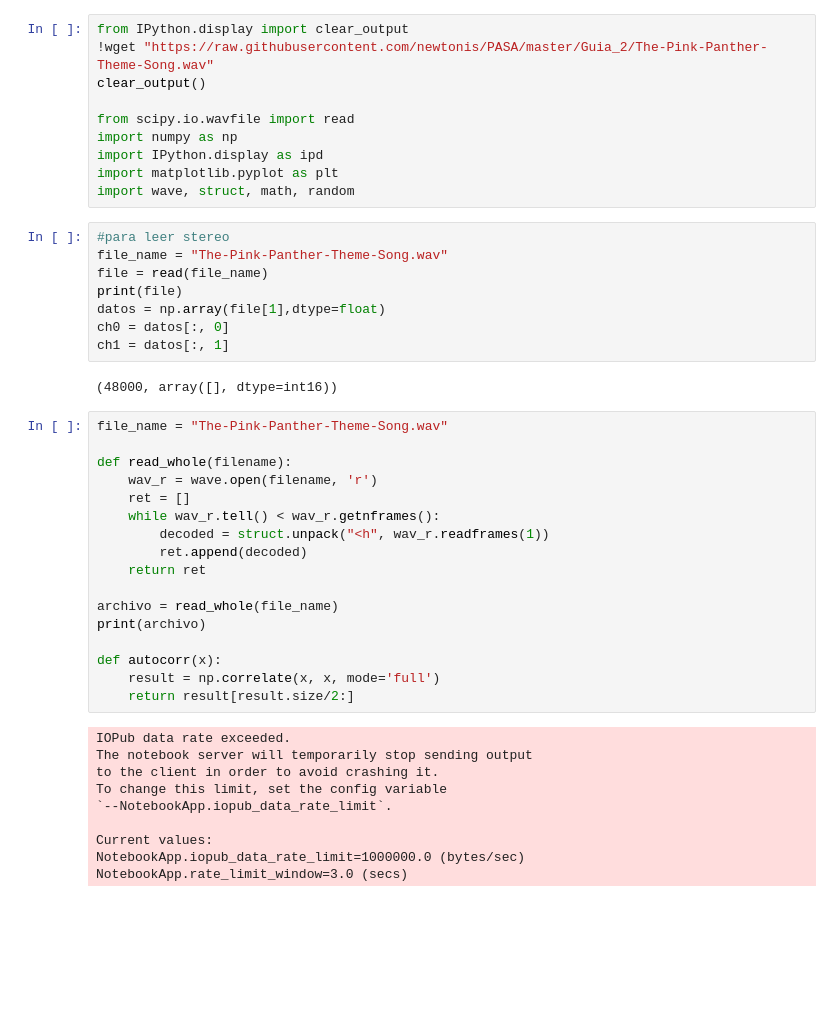
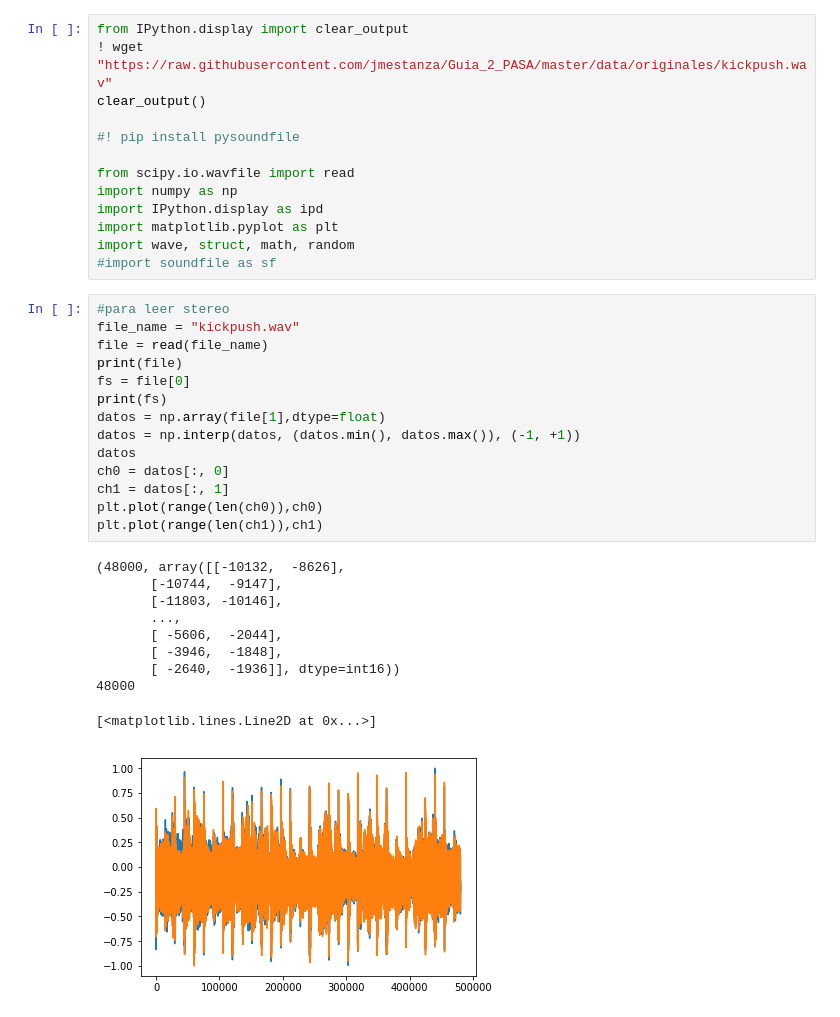
Before and after one commit to newtonis/Guia_2_PASA, a Jupyter notebook: Guia_2.ipynb, the cells around one changed output. Cells and saved outputs as stored; diff of their text form; blank space fills up the shorter version.

```diff
--- a/Guia_2.ipynb
+++ b/Guia_2.ipynb
@@ -1,47 +3,38 @@
 # %%
 from IPython.display import clear_output
-!wget "https://raw.githubusercontent.com/newtonis/PASA/master/Guia_2/The-Pink-Panther-Theme-Song.wav"
+! wget "https://raw.githubusercontent.com/jmestanza/Guia_2_PASA/master/data/originales/kickpush.wav"
 clear_output()
+
+#! pip install pysoundfile
 
 from scipy.io.wavfile import read
 import numpy as np
 import IPython.display as ipd
 import matplotlib.pyplot as plt
 import wave, struct, math, random
+#import soundfile as sf
 # %%
 #para leer stereo
-file_name = "The-Pink-Panther-Theme-Song.wav"
+file_name = "kickpush.wav"
 file = read(file_name)
 print(file)
+fs = file[0]
+print(fs)
 datos = np.array(file[1],dtype=float)
+datos = np.interp(datos, (datos.min(), datos.max()), (-1, +1))
+datos
 ch0 = datos[:, 0]
 ch1 = datos[:, 1]
+plt.plot(range(len(ch0)),ch0)
+plt.plot(range(len(ch1)),ch1)
 # %% [output]
-(48000, array([], dtype=int16))
+(48000, array([[-10132,  -8626],
+       [-10744,  -9147],
+       [-11803, -10146],
+       ...,
+       [ -5606,  -2044],
+       [ -3946,  -1848],
+       [ -2640,  -1936]], dtype=int16))
+48000
+[<matplotlib.lines.Line2D at 0x...>]
+[figure, added]
-# %%
-file_name = "The-Pink-Panther-Theme-Song.wav"
-
-def read_whole(filename):
-    wav_r = wave.open(filename, 'r')
-    ret = []
-    while wav_r.tell() < wav_r.getnframes():
-        decoded = struct.unpack("<h", wav_r.readframes(1))
-        ret.append(decoded)
-    return ret
-
-archivo = read_whole(file_name)
-print(archivo)
-
-def autocorr(x):
-    result = np.correlate(x, x, mode='full')
-    return result[result.size/2:]
-# %% [output]
-IOPub data rate exceeded.
-The notebook server will temporarily stop sending output
-to the client in order to avoid crashing it.
-To change this limit, set the config variable
-`--NotebookApp.iopub_data_rate_limit`.
-
-Current values:
-NotebookApp.iopub_data_rate_limit=1000000.0 (bytes/sec)
-NotebookApp.rate_limit_window=3.0 (secs)
```
Also changed, not shown: parts of 2 cells of this notebook.
